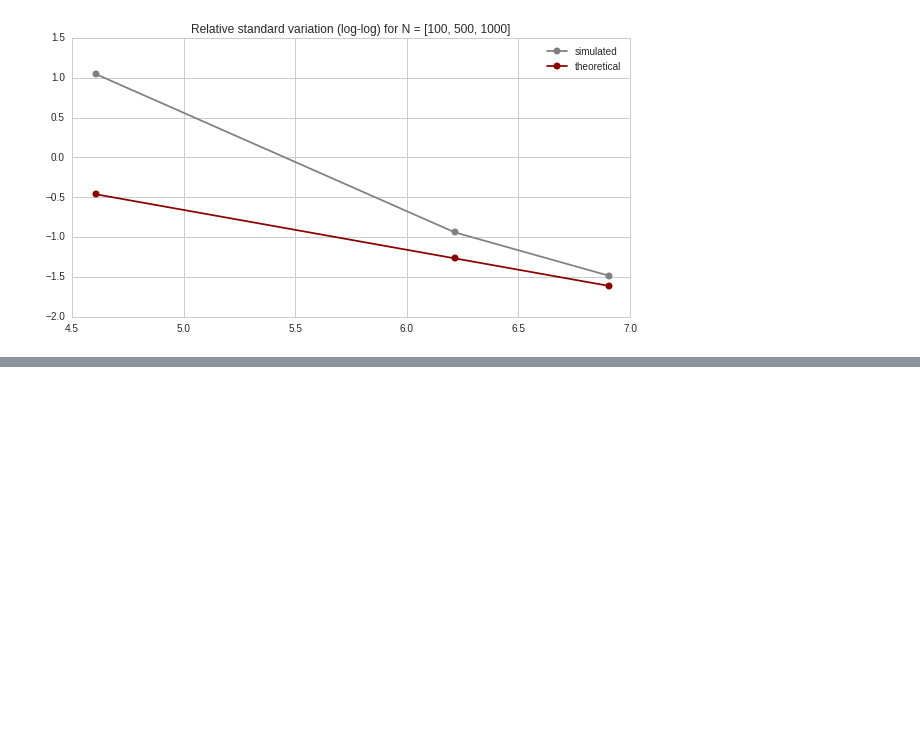
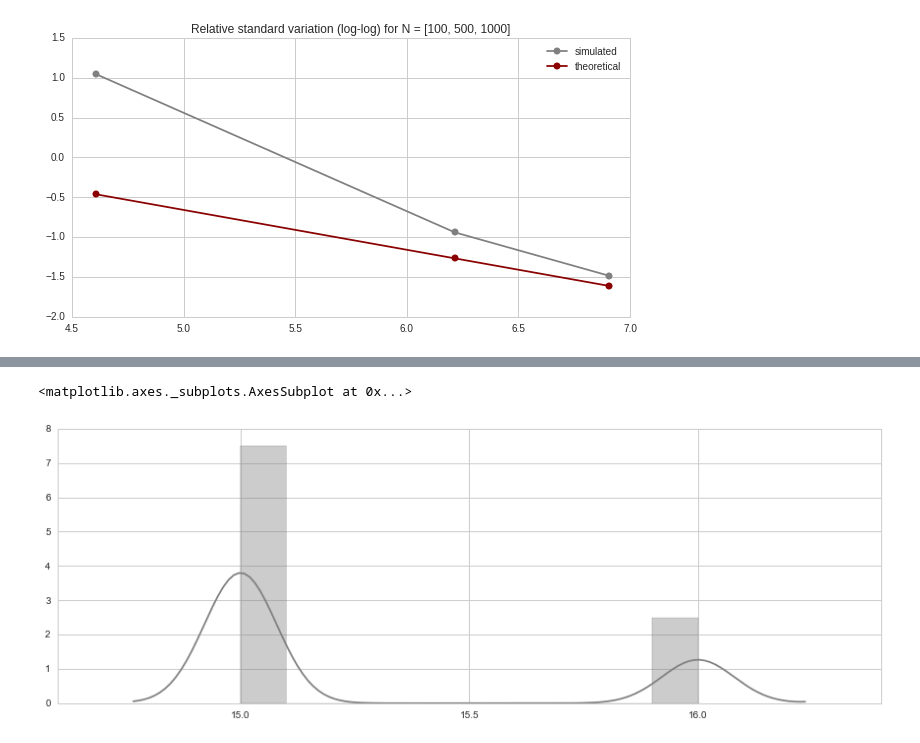
Before and after one commit to MGIMM/Rare-Events, a Jupyter notebook: simulation/Fluctuation_analysis_adaptive_levels_(toy_example).ipynb, the cells around one changed output, grey strips where cells are left out. Drawn from its saved outputs; the diff is of its cells as text; code cells hidden in the pictures; blank space fills up the shorter version.

```diff
--- a/simulation/Fluctuation_analysis_adaptive_levels_(toy_example).ipynb
+++ b/simulation/Fluctuation_analysis_adaptive_levels_(toy_example).ipynb
@@ -212,0 +385,10 @@ plt.title("Relative standard variation (log-log) for N = "+str(list_N))
+# %%
+#test
+from time import time
+t_0 = time()
+a = [[] for i in range(100)]
+for i in range(100):
+    a[i] = simulation_adaptive_levels(real_p = p, p_0 = 0.1, N = 500, mu_0 = mu_0_test,
+                                   q_test = 8, status_track = True,descent_step = 0.1,reject_rate = 0.5,shake_times = 10)
+
+print ("Time spent :"+ str(time() - t_0)+"s")
@@ -212,0 +413,6 @@ plt.title("Relative standard variation (log-log) for N = "+str(list_N))
+# %%
+plt.figure(figsize = [15,5])
+sns.distplot([a[i][2] for i in range(100)], hist = True, color = 'grey')
+# %% [output]
+<matplotlib.axes._subplots.AxesSubplot at 0x...>
+[figure, added]
```
Also changed, not shown: parts of 13 cells of this notebook, 2 other files.
